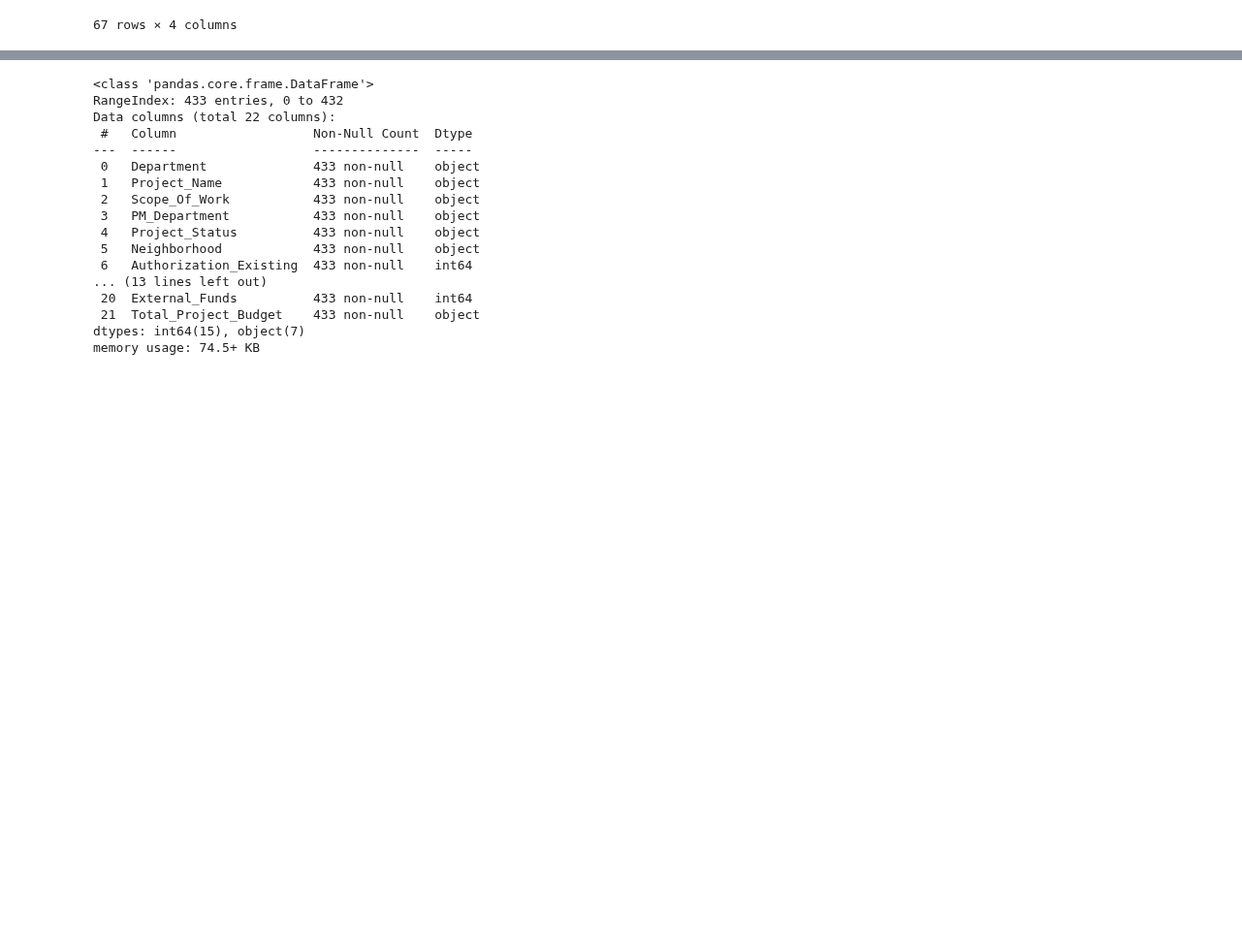
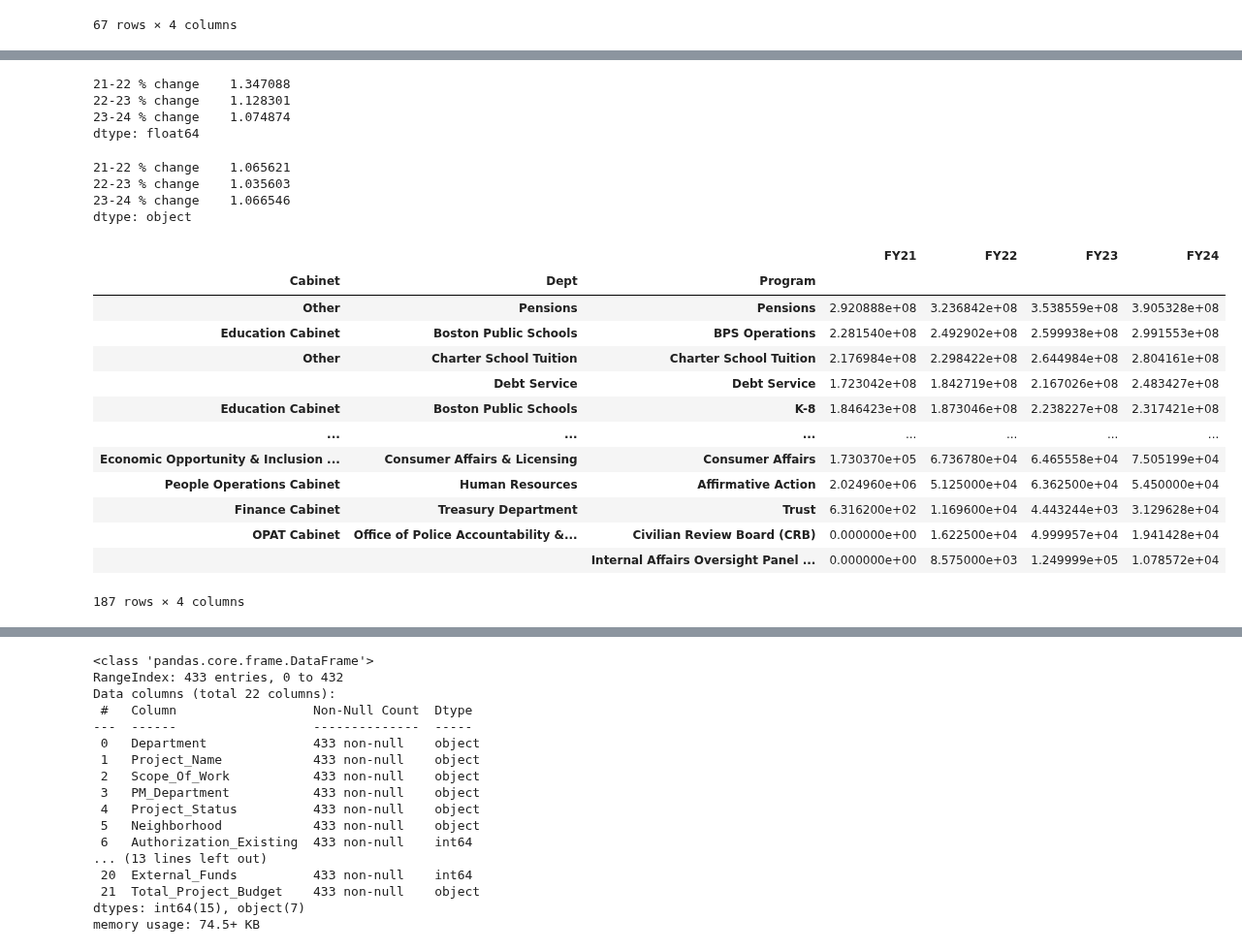
Before and after one commit to BU-Spark/ds-boston-city-budget, a Jupyter notebook: fa23-team-a/project.ipynb, the cells around one changed output, grey strips where cells are left out. Shown at 97% size. Saved outputs shown, nothing was run; the diff lists cells and outputs as text; code cells hidden in the pictures; blank space fills up the shorter version.

```diff
--- a/fa23-team-a/project.ipynb
+++ b/fa23-team-a/project.ipynb
@@ -96,0 +132,7 @@ dpts.sort_values(by='FY24', ascending=False)
+# %%
+dpts.replace(np.inf, np.nan)[targets].mean()
+# %% [output]
+21-22 % change    1.347088
+22-23 % change    1.128301
+23-24 % change    1.074874
+dtype: float64
@@ -96,0 +141,31 @@ dpts.sort_values(by='FY24', ascending=False)
+# %%
+ovr = df.replace(np.inf, np.nan).sum()
+targets = []
+for i in range(21, 24):
+    target = f'{i}-{i+1} % change'
+    targets.append(target)
+    ovr[target] = ovr[f'FY{i+1}'] / ovr[f'FY{i}']
+ovr[targets]
+# %% [output]
+21-22 % change    1.065621
+22-23 % change    1.035603
+23-24 % change    1.066546
+dtype: object
+# %%
+programs = df.groupby(['Cabinet', 'Dept', 'Program'])[list(renamed_cols.values())].sum()
+programs.sort_values(by='FY24', ascending=False)
+# %% [output]
+|  |  |  | FY21 | FY22 | FY23 | FY24 |
+| Cabinet | Dept | Program |  |  |  |  |
+| Other | Pensions | Pensions | 2.920888e+08 | 3.236842e+08 | 3.538559e+08 | 3.905328e+08 |
+| Education Cabinet | Boston Public Schools | BPS Operations | 2.281540e+08 | 2.492902e+08 | 2.599938e+08 | 2.991553e+08 |
+| Other | Charter School Tuition | Charter School Tuition | 2.176984e+08 | 2.298422e+08 | 2.644984e+08 | 2.804161e+08 |
+|  | Debt Service | Debt Service | 1.723042e+08 | 1.842719e+08 | 2.167026e+08 | 2.483427e+08 |
+| Education Cabinet | Boston Public Schools | K-8 | 1.846423e+08 | 1.873046e+08 | 2.238227e+08 | 2.317421e+08 |
+| ... | ... | ... | ... | ... | ... | ... |
+| Economic Opportunity & Inclusion ... | Consumer Affairs & Licensing | Consumer Affairs | 1.730370e+05 | 6.736780e+04 | 6.465558e+04 | 7.505199e+04 |
+| People Operations Cabinet | Human Resources | Affirmative Action | 2.024960e+06 | 5.125000e+04 | 6.362500e+04 | 5.450000e+04 |
+| Finance Cabinet | Treasury Department | Trust | 6.316200e+02 | 1.169600e+04 | 4.443244e+03 | 3.129628e+04 |
+| OPAT Cabinet | Office of Police Accountability &... | Civilian Review Board (CRB) | 0.000000e+00 | 1.622500e+04 | 4.999957e+04 | 1.941428e+04 |
+|  |  | Internal Affairs Oversight Panel ... | 0.000000e+00 | 8.575000e+03 | 1.249999e+05 | 1.078572e+04 |
+187 rows × 4 columns
```
Also changed, not shown: parts of 8 cells of this notebook, 1 other file.
